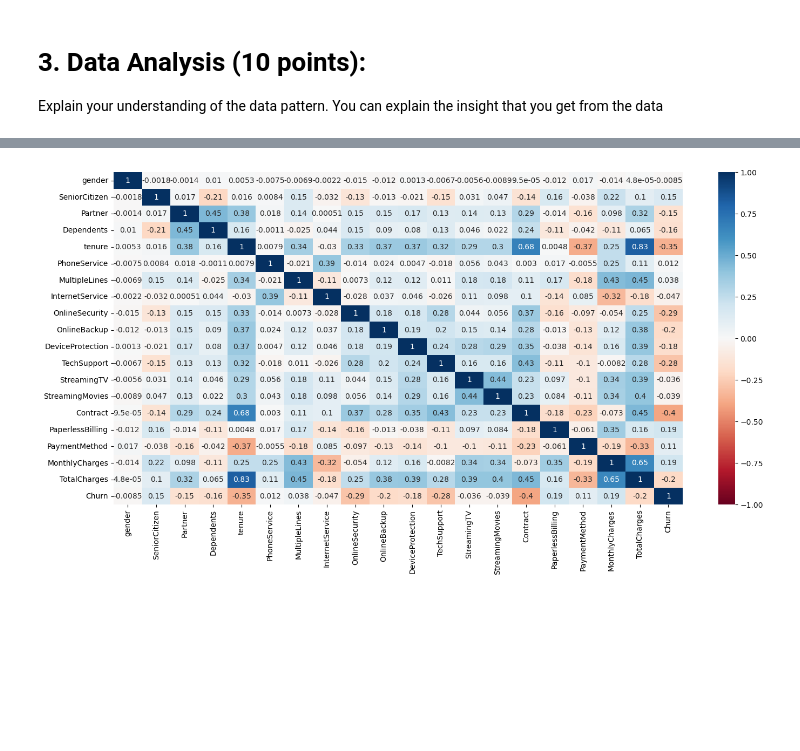
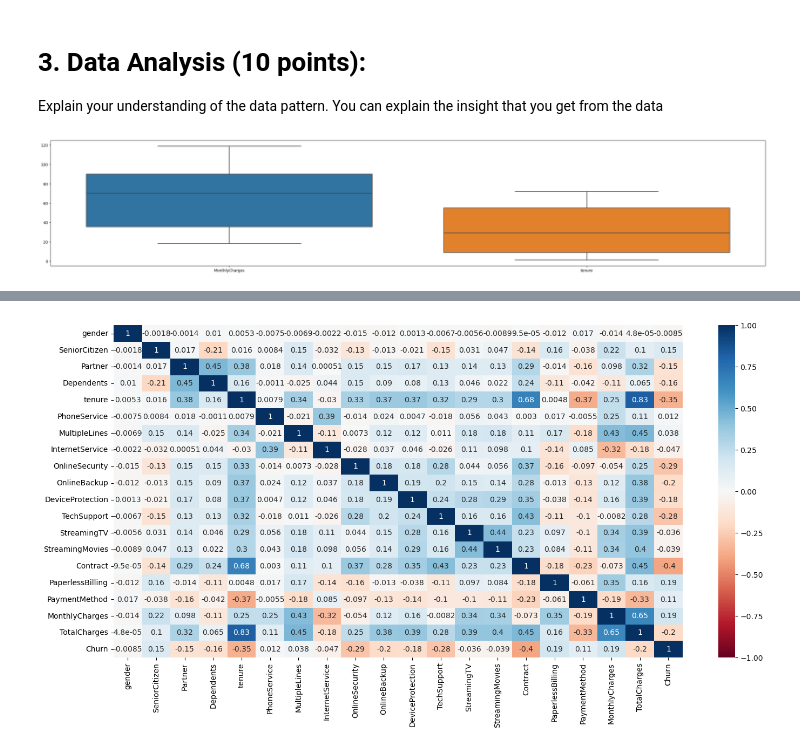
Before and after one commit to Marsh16/AFL1_Evelyn_Marsha_ML, a Jupyter notebook: AFL1_Evelyn_Marsha.ipynb, the cells around one changed output, grey strips where cells are left out. Drawn from its saved outputs; the diff is of its cells as text; code cells hidden in the pictures; blank space fills up the shorter version.

```diff
--- a/AFL1_Evelyn_Marsha.ipynb
+++ b/AFL1_Evelyn_Marsha.ipynb
@@ -286 +289,8 @@ Explain your understanding of the data pattern. You can explain the insight that
+# %%
+# Fit and transform the categorical data, montly charges and tenure
+plt.figure(figsize=(34, 6))
+sns.boxplot(data=data[['MonthlyCharges','tenure']])
+plt.show()
+# %% [output]
+[figure, added]
 # %%
```
Also changed, not shown: parts of 10 cells of this notebook.
